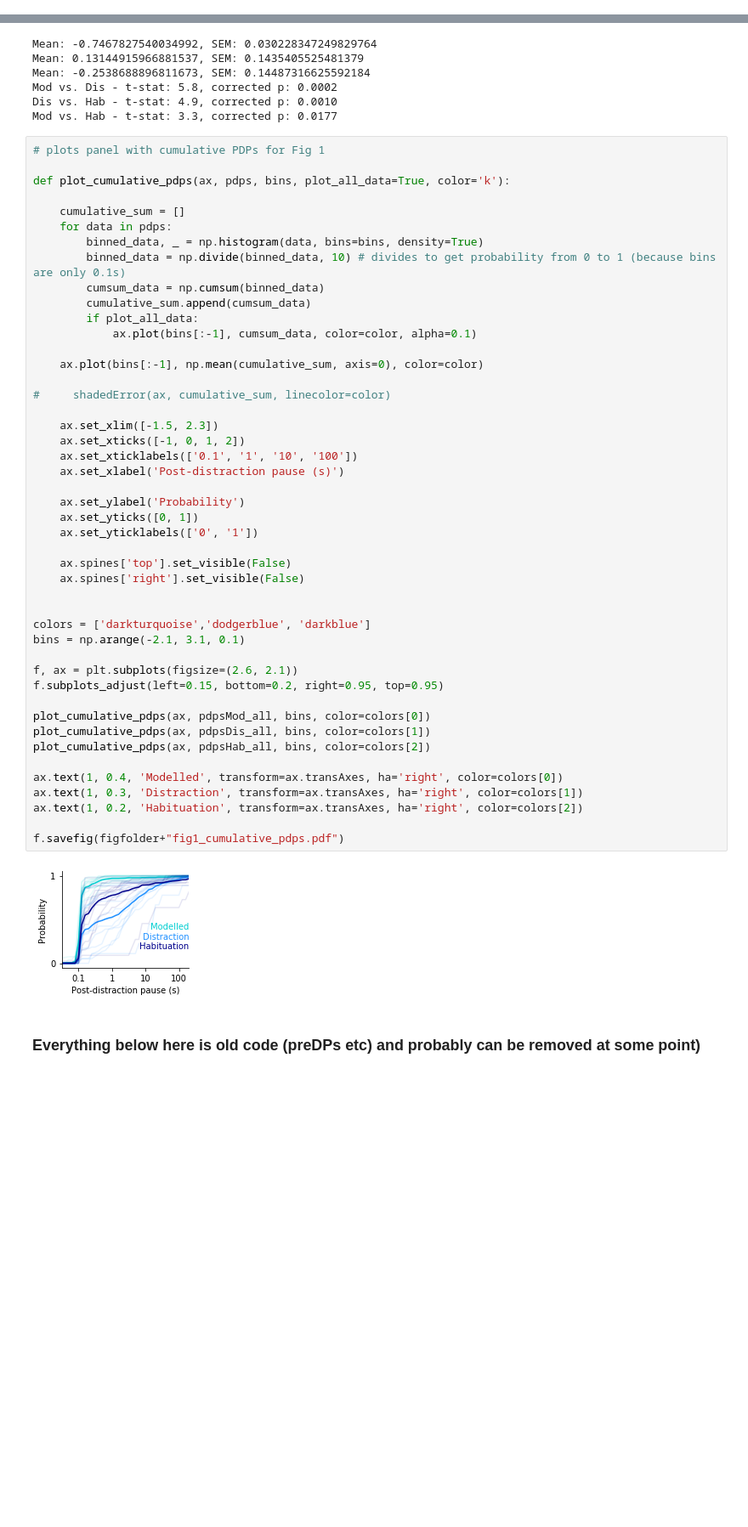
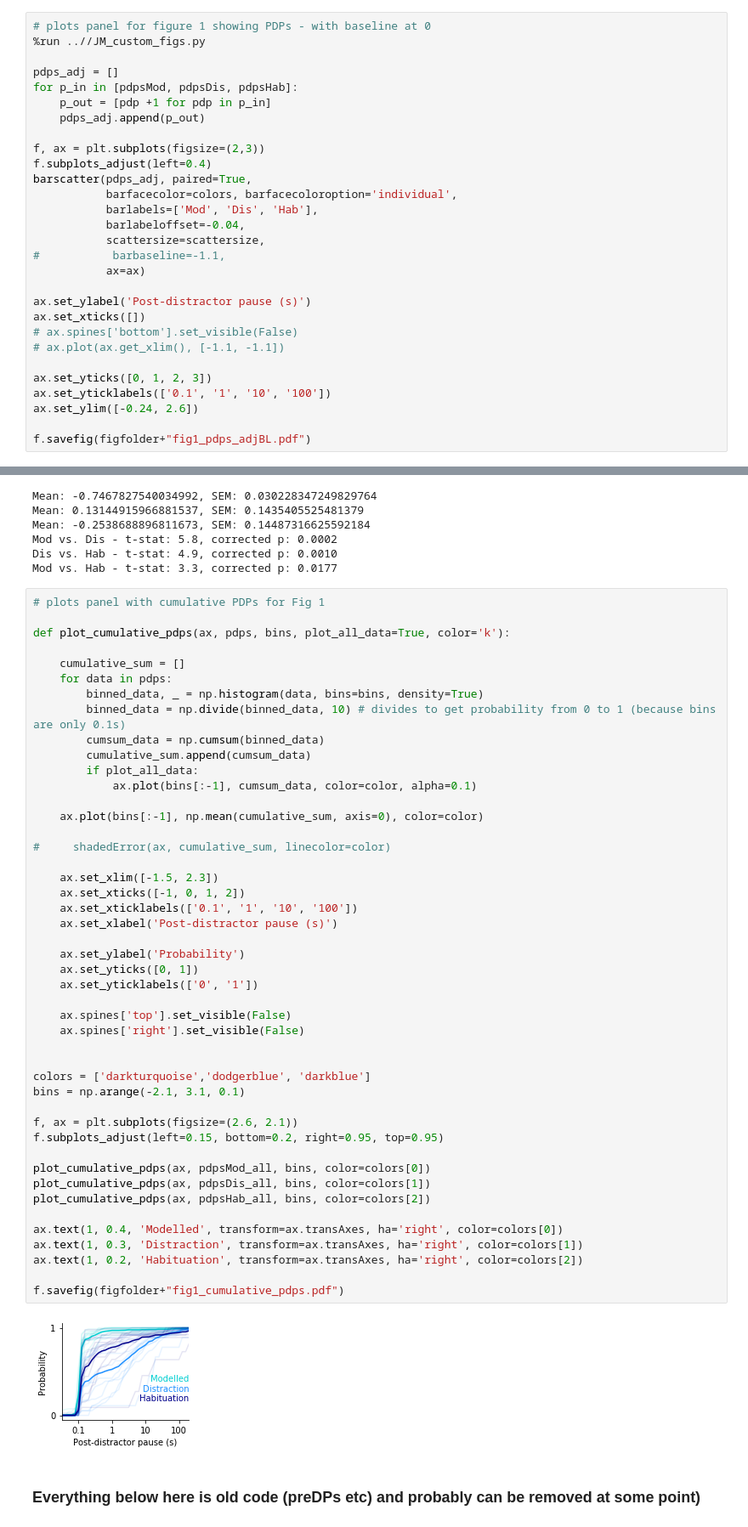
Before and after one commit to mccutcheonlab/distraction-peters, a Jupyter notebook: notebooks/01_dis-behavior.ipynb, the cells around one changed output, grey strips where cells are left out. Shown at 85% size. Cells and saved outputs as stored; diff of their text form; blank space fills up the shorter version.

Commit message:
Changed PDP behavior figure
Bars now start from baselin

```diff
--- a/notebooks/01_dis-behavior.ipynb
+++ b/notebooks/01_dis-behavior.ipynb
@@ -272 +293,30 @@ f.savefig(figfolder+"fig1_pdps.pdf")
 [figure]
+# %%
+# plots panel for figure 1 showing PDPs - with baseline at 0
+%run ..//JM_custom_figs.py
+
+pdps_adj = []
+for p_in in [pdpsMod, pdpsDis, pdpsHab]:
+    p_out = [pdp +1 for pdp in p_in]
+    pdps_adj.append(p_out)
+
+f, ax = plt.subplots(figsize=(2,3))
+f.subplots_adjust(left=0.4)
+barscatter(pdps_adj, paired=True,
+           barfacecolor=colors, barfacecoloroption='individual',
+           barlabels=['Mod', 'Dis', 'Hab'],
+           barlabeloffset=-0.04,
+           scattersize=scattersize,
+#           barbaseline=-1.1,
+           ax=ax)
+
+ax.set_ylabel('Post-distractor pause (s)')
+ax.set_xticks([])
+# ax.spines['bottom'].set_visible(False)
+# ax.plot(ax.get_xlim(), [-1.1, -1.1])
+
+ax.set_yticks([0, 1, 2, 3])
+ax.set_yticklabels(['0.1', '1', '10', '100'])
+ax.set_ylim([-0.24, 2.6])
+
+f.savefig(figfolder+"fig1_pdps_adjBL.pdf")
@@ -313,35 +365,35 @@ def plot_cumulative_pdps(ax, pdps, bins, plot_all_data=True, color='k'):
 #     shadedError(ax, cumulative_sum, linecolor=color)
 
     ax.set_xlim([-1.5, 2.3])
     ax.set_xticks([-1, 0, 1, 2])
     ax.set_xticklabels(['0.1', '1', '10', '100'])
-    ax.set_xlabel('Post-distraction pause (s)')
+    ax.set_xlabel('Post-distractor pause (s)')
 
     ax.set_ylabel('Probability')
     ax.set_yticks([0, 1])
     ax.set_yticklabels(['0', '1'])
 
     ax.spines['top'].set_visible(False)
     ax.spines['right'].set_visible(False)
 
 
 colors = ['darkturquoise','dodgerblue', 'darkblue']
 bins = np.arange(-2.1, 3.1, 0.1)
 
 f, ax = plt.subplots(figsize=(2.6, 2.1))
 f.subplots_adjust(left=0.15, bottom=0.2, right=0.95, top=0.95)
 
 plot_cumulative_pdps(ax, pdpsMod_all, bins, color=colors[0])
 plot_cumulative_pdps(ax, pdpsDis_all, bins, color=colors[1])
 plot_cumulative_pdps(ax, pdpsHab_all, bins, color=colors[2])
 
 ax.text(1, 0.4, 'Modelled', transform=ax.transAxes, ha='right', color=colors[0])
 ax.text(1, 0.3, 'Distraction', transform=ax.transAxes, ha='right', color=colors[1])
 ax.text(1, 0.2, 'Habituation', transform=ax.transAxes, ha='right', color=colors[2])
 
 f.savefig(figfolder+"fig1_cumulative_pdps.pdf")
 # %% [output]
-[figure, old version]
+[figure, new version]
 # %% [markdown]
 ### Everything below here is old code (preDPs etc) and probably can be removed at some point)
 # %%
```
Also changed, not shown: parts of 4 cells of this notebook.
